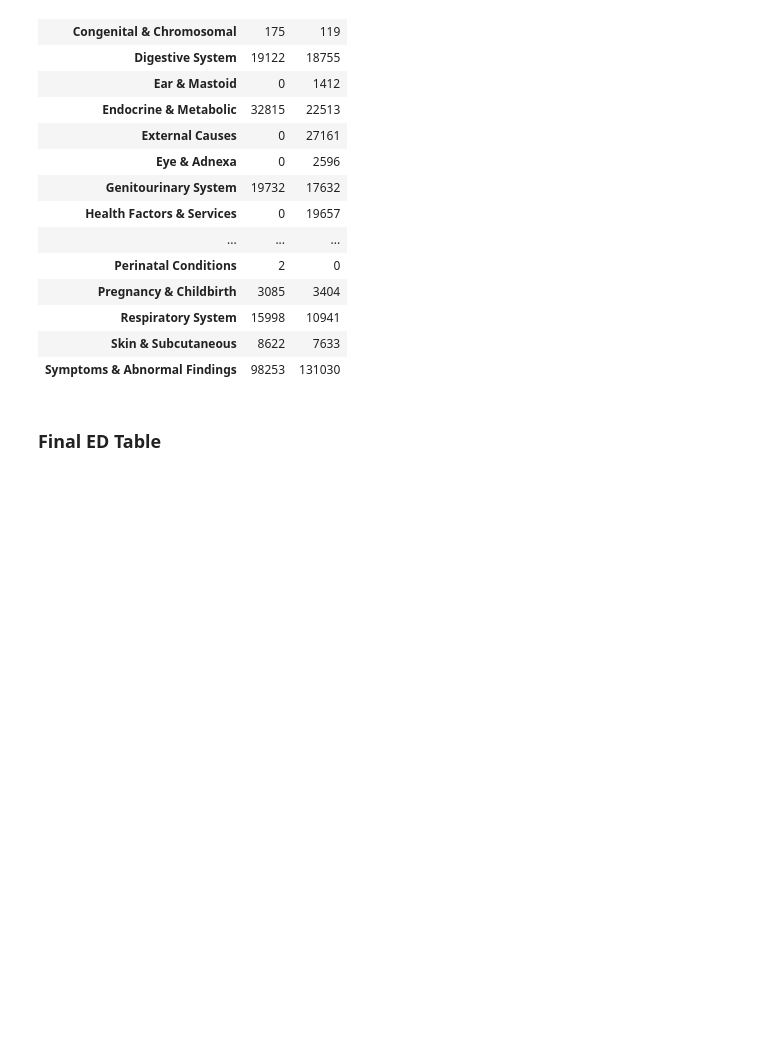
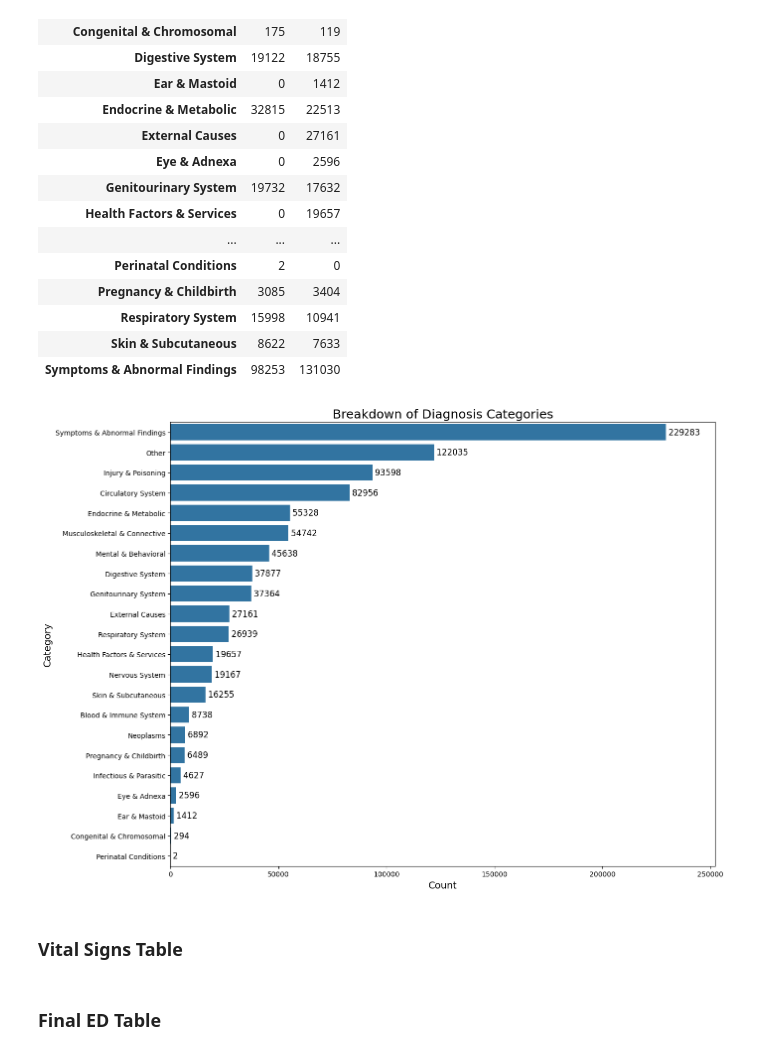
Before and after one commit to JewelsHovan/Milestone-I, a Jupyter notebook: src/Narrative.ipynb, the cells around one changed output. Cells and saved outputs as stored; diff of their text form; code cells hidden in the pictures; blank space fills up the shorter version.

```diff
--- a/src/Narrative.ipynb
+++ b/src/Narrative.ipynb
@@ -274,6 +372,31 @@ diagnosis_df.groupby('icd_version')['category'].value_counts().unstack(fill_valu
 # %%
 # save as pickle file
 diagnosis_df.to_pickle("../Data/ed_diagnosis_df.pkl")
+# %%
+# Improved breakdown of diagnosis category counts with descending order and enhanced visualization
+plt.figure(figsize=(14, 10))
+category_counts = diagnosis_df['category'].value_counts().sort_values(ascending=False)
+sns.barplot(
+    x=category_counts.values,
+    y=category_counts.index,
+    orient='h',
+    order=category_counts.index
+)
+plt.xlim(0, category_counts.max() * 1.1)
+plt.title('Breakdown of Diagnosis Categories', fontsize=18)
+plt.xlabel('Count', fontsize=14)
+plt.ylabel('Category', fontsize=14)
+
+# Add count labels to each bar for better readability
+for index, value in enumerate(category_counts.values):
+    plt.text(value, index, f' {value}', va='center', fontsize=12)
+
+plt.tight_layout()
+plt.show()
+# %% [output]
+[figure, added]
+# %% [markdown]
+### Vital Signs Table
 # %% [markdown]
 ### Final ED Table
 # %%
```
Also changed, not shown: parts of 25 cells of this notebook, 9 other files.
